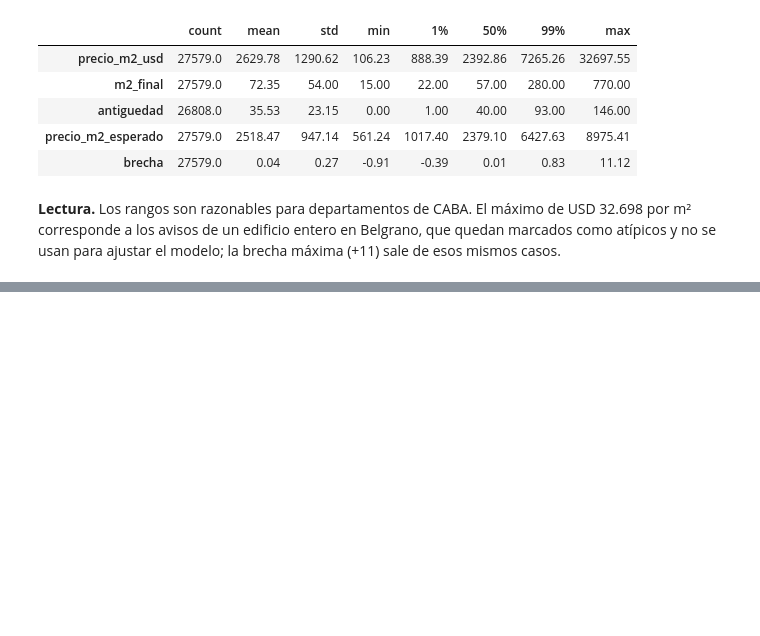
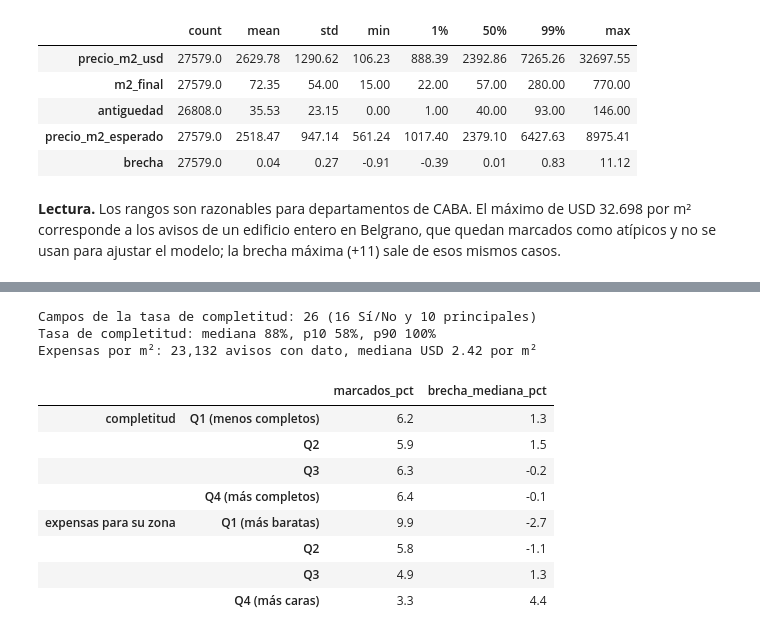
Before and after one commit to gbuhler-itba/TP-Analitica-Descriptiva, a Jupyter notebook: notebooks/03_precio_esperado.ipynb, the cells around one changed output, grey strips where cells are left out. Drawn from its saved outputs; the diff is of its cells as text; code cells hidden in the pictures; blank space fills up the shorter version.

```diff
--- a/notebooks/03_precio_esperado.ipynb
+++ b/notebooks/03_precio_esperado.ipynb
@@ -451,11 +487,14 @@ ranking = marcados.drop_duplicates("grupo_unidad").copy()
 ranking["avisos_de_la_unidad"] = ranking["grupo_unidad"].map(marcados["grupo_unidad"].value_counts())
 ranking["brecha_%"] = (100 * ranking["brecha"]).round(1)
 ranking["precio_m2_esperado"] = ranking["precio_m2_esperado"].round(0)
+ranking["cumple_regla"] = ranking["marcado_barrio"] & ~ranking["senal_error_carga"]   # regla R1 del README
 
 columnas = ["id_aviso", "barrio", "zona", "precio_usd", "m2_final", "ambientes", "antiguedad", "precio_m2_usd",
-            "precio_m2_esperado", "brecha_%", "marcado_barrio", "bajo_de_precio", "senal_error_carga", "avisos_de_la_unidad", "link"]
+            "precio_m2_esperado", "brecha_%", "marcado_barrio", "senal_error_carga", "cumple_regla", "bajo_de_precio",
+            "avisos_de_la_unidad", "link"]
 ranking = ranking[columnas].reset_index(drop=True)
 ranking.index += 1
-print(f"Avisos marcados: {len(marcados):,} | unidades distintas en el ranking: {len(ranking):,}")
+print(f"Avisos marcados: {len(marcados):,} | unidades distintas en el ranking: {len(ranking):,} | "
+      f"cumplen la regla R1: {ranking['cumple_regla'].sum():,}")
 ranking.drop(columns="link").head(15)
 # %% [output]
@@ -552,0 +600,10 @@ df[["precio_m2_usd", "m2_final", "antiguedad", "precio_m2_esperado", "brecha"]].
+# %%
+marcas = marcas_del_titulo(df["titulo"])
+df[marcas.columns] = marcas
+tabla_titulo = pd.DataFrame({
+    "avisos": marcas.sum(),
+    "marcados_%": {c: 100 * df.loc[marcas[c], "marcado"].mean() for c in marcas},
+    "marcados_resto_%": {c: 100 * df.loc[~marcas[c], "marcado"].mean() for c in marcas},
+    "brecha_mediana_%": {c: 100 * df.loc[marcas[c], "brecha"].median() for c in marcas},
+}).round(1)
+tabla_titulo
@@ -552,0 +628,39 @@ df[["precio_m2_usd", "m2_final", "antiguedad", "precio_m2_esperado", "brecha"]].
+# %%
+# Tasa de completitud: % de campos de la ficha con dato, sobre los campos donde el vacío es falta de dato
+# (las dicotómicas Sí/No y los atributos principales). Las "solo Sí" no entran: ahí el vacío es ambiguo.
+si_no = [c for c in df.columns if tipo_de_columna(df[c]) == "si_no"]
+principales = ["antiguedad", "cocheras", "bauleras", "numero_de_piso_de_la_unidad", "cantidad_de_pisos",
+               "disposicion", "orientacion", "tipo_de_departamento", "expensas_usd", "superficie_cubierta"]
+campos_completitud = si_no + principales
+df["tasa_completitud"] = df[campos_completitud].notna().mean(axis=1)
+
+# Eficiencia de expensas: expensas en USD por m², relativas a la mediana de su zona (log; 0 = típico de la zona)
+df["expensas_usd_m2"] = df["expensas_usd"] / df["m2_final"]
+log_exp = np.log(df["expensas_usd_m2"])
+df["expensas_rel_zona"] = log_exp - log_exp.groupby(df["zona"]).transform("median")
+
+print(f"Campos de la tasa de completitud: {len(campos_completitud)} ({len(si_no)} Sí/No y {len(principales)} principales)")
+print(f"Tasa de completitud: mediana {100 * df['tasa_completitud'].median():.0f}%, p10 {100 * df['tasa_completitud'].quantile(0.1):.0f}%, "
+      f"p90 {100 * df['tasa_completitud'].quantile(0.9):.0f}%")
+print(f"Expensas por m²: {df['expensas_usd_m2'].notna().sum():,} avisos con dato, mediana USD {df['expensas_usd_m2'].median():.2f} por m²")
+
+cuartil = pd.qcut(df["tasa_completitud"], 4, labels=["Q1 (menos completos)", "Q2", "Q3", "Q4 (más completos)"])
+tramo_exp = pd.qcut(df["expensas_rel_zona"], 4, labels=["Q1 (más baratas)", "Q2", "Q3", "Q4 (más caras)"])
+kpis = pd.concat({
+    "completitud": df.groupby(cuartil, observed=True).agg(marcados_pct=("marcado", "mean"), brecha_mediana_pct=("brecha", "median")),
+    "expensas para su zona": df.groupby(tramo_exp, observed=True).agg(marcados_pct=("marcado", "mean"), brecha_mediana_pct=("brecha", "median")),
+}).mul(100).round(1)
+kpis
+# %% [output]
+Campos de la tasa de completitud: 26 (16 Sí/No y 10 principales)
+Tasa de completitud: mediana 88%, p10 58%, p90 100%
+Expensas por m²: 23,132 avisos con dato, mediana USD 2.42 por m²
+|  |  | marcados_pct | brecha_mediana_pct |
+| completitud | Q1 (menos completos) | 6.2 | 1.3 |
+|  | Q2 | 5.9 | 1.5 |
+|  | Q3 | 6.3 | -0.2 |
+|  | Q4 (más completos) | 6.4 | -0.1 |
+| expensas para su zona | Q1 (más baratas) | 9.9 | -2.7 |
+|  | Q2 | 5.8 | -1.1 |
+|  | Q3 | 4.9 | 1.3 |
+|  | Q4 (más caras) | 3.3 | 4.4 |
```
Also changed, not shown: parts of 27 cells of this notebook, 12 other files.
